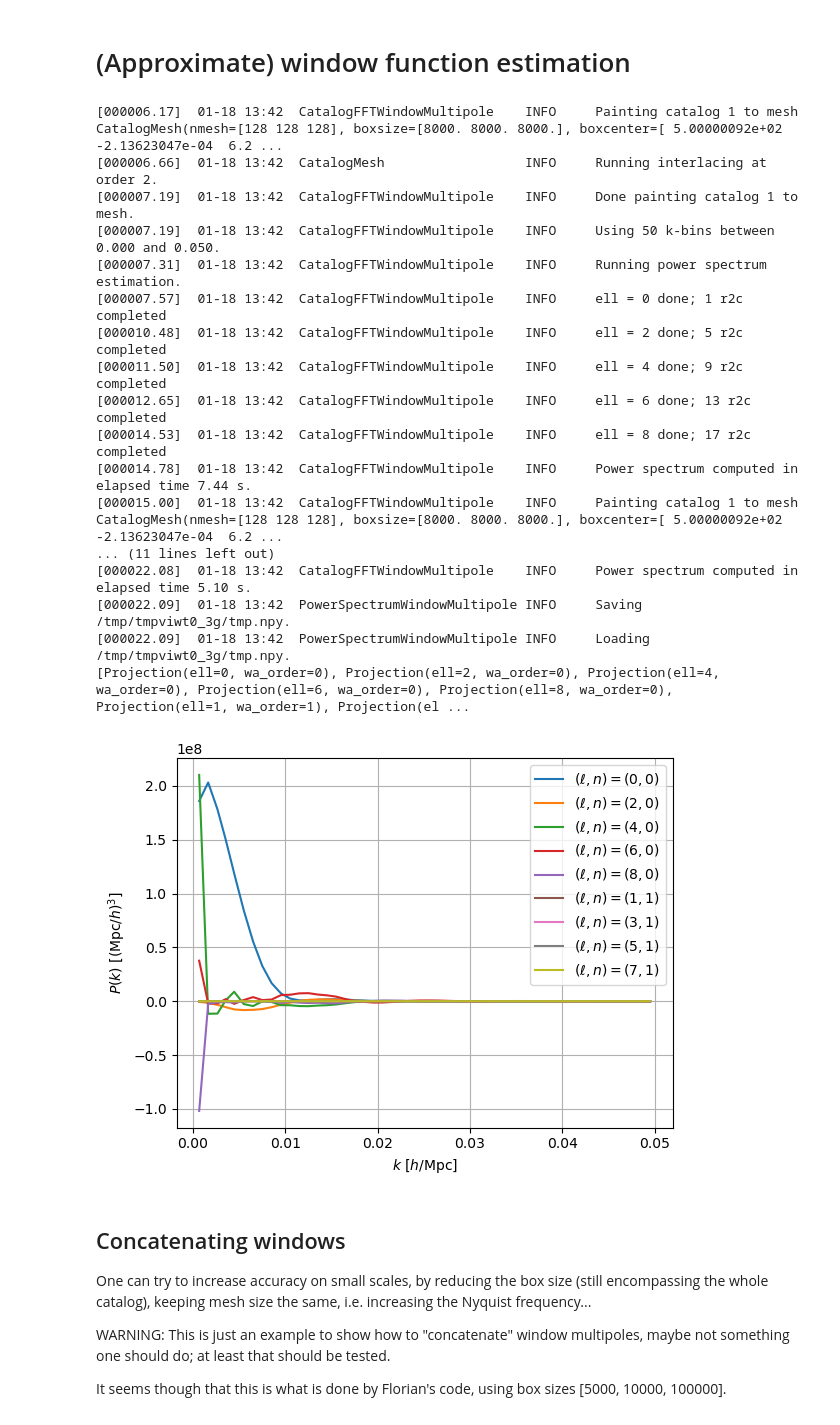
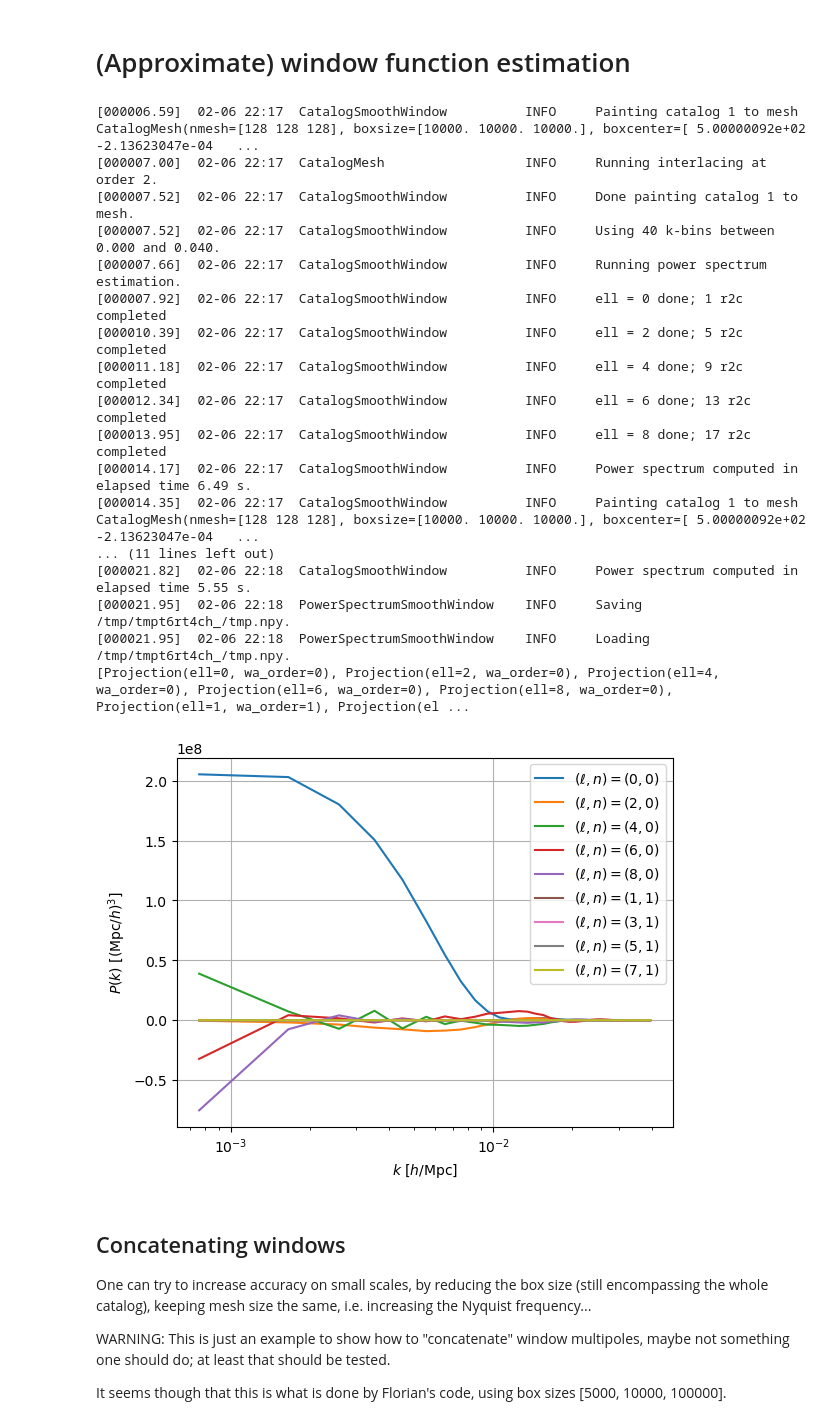
Before and after one commit to cosmodesi/pypower, a Jupyter notebook: nb/window_examples.ipynb, the cells around one changed output. Saved outputs shown, nothing was run; the diff lists cells and outputs as text; code cells hidden in the pictures.

Commit message:
correct los convention, clean ups, scripts to test window, slice and select power spectrum statistics

```diff
--- a/nb/window_examples.ipynb
+++ b/nb/window_examples.ipynb
@@ -70,43 +70,44 @@ Normalization is 208.9278.
 # (Approximate) window function estimation
 # %%
 # Let us compute the window function multipoles in k-space
-edges = {'step':0.001}
-window1 = CatalogFFTWindowMultipole(randoms_positions1=randoms_positions, randoms_weights1=randoms_weights,
-                                   power_ref=poles, edges=edges, boxsize=8000., position_type='pos', dtype='f4').poles
+edges = {'step': 0.001}
+window1 = CatalogSmoothWindow(randoms_positions1=randoms_positions, randoms_weights1=randoms_weights,
+                              power_ref=poles, edges=edges, boxsize=10000., position_type='pos', dtype='f4').poles
 # You can save the window function
 with tempfile.TemporaryDirectory() as tmp_dir:
     fn = os.path.join(tmp_dir, 'tmp.npy')
     window1.save(fn)
-    window = PowerSpectrumWindowMultipole.load(fn)
+    window = PowerSpectrumSmoothWindow.load(fn)
     print(window.projs)
 
 ax = plt.gca()
 for iproj, proj in enumerate(window.projs):
     ax.plot(window.k, window(proj=proj, complex=False), label=proj.latex(inline=True))
+ax.set_xscale('log')
 ax.legend(loc=1)
 ax.grid(True)
 ax.set_xlabel('$k$ [$h/\mathrm{Mpc}$]')
 ax.set_ylabel(r'$P(k)$ [$(\mathrm{Mpc}/h)^{3}$]')
 plt.show()
 # %% [output]
-[000006.17]  01-18 13:42  CatalogFFTWindowMultipole    INFO     Painting catalog 1 to mesh CatalogMesh(nmesh=[128 128 128], boxsize=[8000. 8000. 8000.], boxcenter=[ 5.00000092e+02 -2.13623047e-04  6.2 ...
-[000006.66]  01-18 13:42  CatalogMesh                  INFO     Running interlacing at order 2.
-[000007.19]  01-18 13:42  CatalogFFTWindowMultipole    INFO     Done painting catalog 1 to mesh.
-[000007.19]  01-18 13:42  CatalogFFTWindowMultipole    INFO     Using 50 k-bins between 0.000 and 0.050.
-[000007.31]  01-18 13:42  CatalogFFTWindowMultipole    INFO     Running power spectrum estimation.
-[000007.57]  01-18 13:42  CatalogFFTWindowMultipole    INFO     ell = 0 done; 1 r2c completed
-[000010.48]  01-18 13:42  CatalogFFTWindowMultipole    INFO     ell = 2 done; 5 r2c completed
-[000011.50]  01-18 13:42  CatalogFFTWindowMultipole    INFO     ell = 4 done; 9 r2c completed
-[000012.65]  01-18 13:42  CatalogFFTWindowMultipole    INFO     ell = 6 done; 13 r2c completed
-[000014.53]  01-18 13:42  CatalogFFTWindowMultipole    INFO     ell = 8 done; 17 r2c completed
-[000014.78]  01-18 13:42  CatalogFFTWindowMultipole    INFO     Power spectrum computed in elapsed time 7.44 s.
-[000015.00]  01-18 13:42  CatalogFFTWindowMultipole    INFO     Painting catalog 1 to mesh CatalogMesh(nmesh=[128 128 128], boxsize=[8000. 8000. 8000.], boxcenter=[ 5.00000092e+02 -2.13623047e-04  6.2 ...
+[000006.59]  02-06 22:17  CatalogSmoothWindow          INFO     Painting catalog 1 to mesh CatalogMesh(nmesh=[128 128 128], boxsize=[10000. 10000. 10000.], boxcenter=[ 5.00000092e+02 -2.13623047e-04   ...
+[000007.00]  02-06 22:17  CatalogMesh                  INFO     Running interlacing at order 2.
+[000007.52]  02-06 22:17  CatalogSmoothWindow          INFO     Done painting catalog 1 to mesh.
+[000007.52]  02-06 22:17  CatalogSmoothWindow          INFO     Using 40 k-bins between 0.000 and 0.040.
+[000007.66]  02-06 22:17  CatalogSmoothWindow          INFO     Running power spectrum estimation.
+[000007.92]  02-06 22:17  CatalogSmoothWindow          INFO     ell = 0 done; 1 r2c completed
+[000010.39]  02-06 22:17  CatalogSmoothWindow          INFO     ell = 2 done; 5 r2c completed
+[000011.18]  02-06 22:17  CatalogSmoothWindow          INFO     ell = 4 done; 9 r2c completed
+[000012.34]  02-06 22:17  CatalogSmoothWindow          INFO     ell = 6 done; 13 r2c completed
+[000013.95]  02-06 22:17  CatalogSmoothWindow          INFO     ell = 8 done; 17 r2c completed
+[000014.17]  02-06 22:17  CatalogSmoothWindow          INFO     Power spectrum computed in elapsed time 6.49 s.
+[000014.35]  02-06 22:17  CatalogSmoothWindow          INFO     Painting catalog 1 to mesh CatalogMesh(nmesh=[128 128 128], boxsize=[10000. 10000. 10000.], boxcenter=[ 5.00000092e+02 -2.13623047e-04   ...
 ... (11 lines left out)
-[000022.08]  01-18 13:42  CatalogFFTWindowMultipole    INFO     Power spectrum computed in elapsed time 5.10 s.
-[000022.09]  01-18 13:42  PowerSpectrumWindowMultipole INFO     Saving /tmp/tmpviwt0_3g/tmp.npy.
-[000022.09]  01-18 13:42  PowerSpectrumWindowMultipole INFO     Loading /tmp/tmpviwt0_3g/tmp.npy.
+[000021.82]  02-06 22:18  CatalogSmoothWindow          INFO     Power spectrum computed in elapsed time 5.55 s.
+[000021.95]  02-06 22:18  PowerSpectrumSmoothWindow    INFO     Saving /tmp/tmpt6rt4ch_/tmp.npy.
+[000021.95]  02-06 22:18  PowerSpectrumSmoothWindow    INFO     Loading /tmp/tmpt6rt4ch_/tmp.npy.
 [Projection(ell=0, wa_order=0), Projection(ell=2, wa_order=0), Projection(ell=4, wa_order=0), Projection(ell=6, wa_order=0), Projection(ell=8, wa_order=0), Projection(ell=1, wa_order=1), Projection(el ...
-[figure, old version]
+[figure, new version]
 # %% [markdown]
 ## Concatenating windows
 
```
Also changed, not shown: parts of 13 cells of this notebook, 22 other files.
